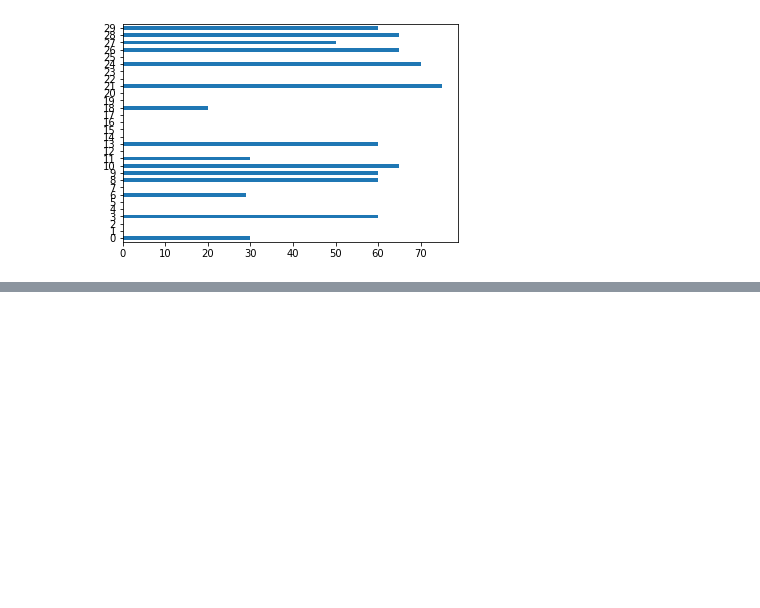
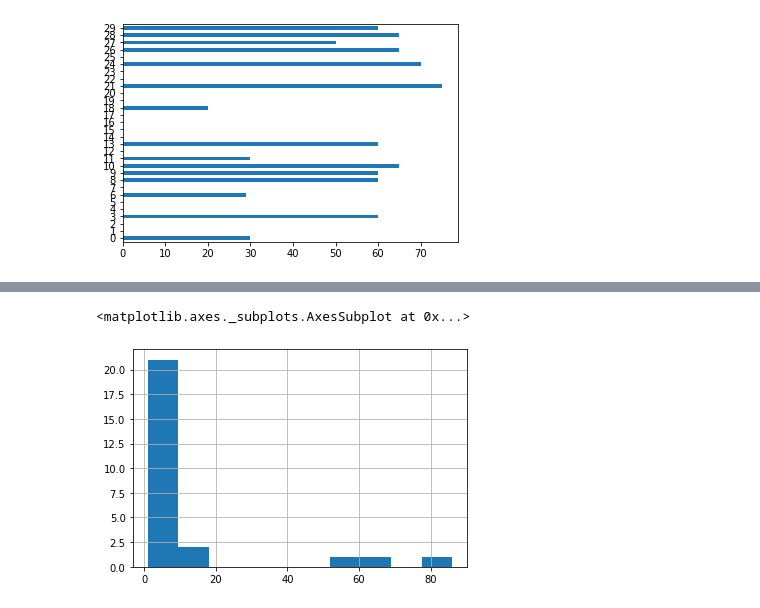
Before and after one commit to 2019-B-GR1-Python/py-silva-garcia-andrea-guiomar, a Jupyter notebook: Deberes/Informe_doramas.ipynb, the cells around one changed output, grey strips where cells are left out. Cells and saved outputs as stored; diff of their text form; code cells hidden in the pictures; blank space fills up the shorter version.

```diff
--- a/Deberes/Informe_doramas.ipynb
+++ b/Deberes/Informe_doramas.ipynb
@@ -108,0 +115,5 @@ TypeError: Empty 'DataFrame': no numeric data to plot
+# %%
+df3_completo_pickle['filtro'].value_counts().hist()
+# %% [output]
+<matplotlib.axes._subplots.AxesSubplot at 0x...>
+[figure, added]
```
Also changed, not shown: parts of 8 cells of this notebook, 6 other files.
